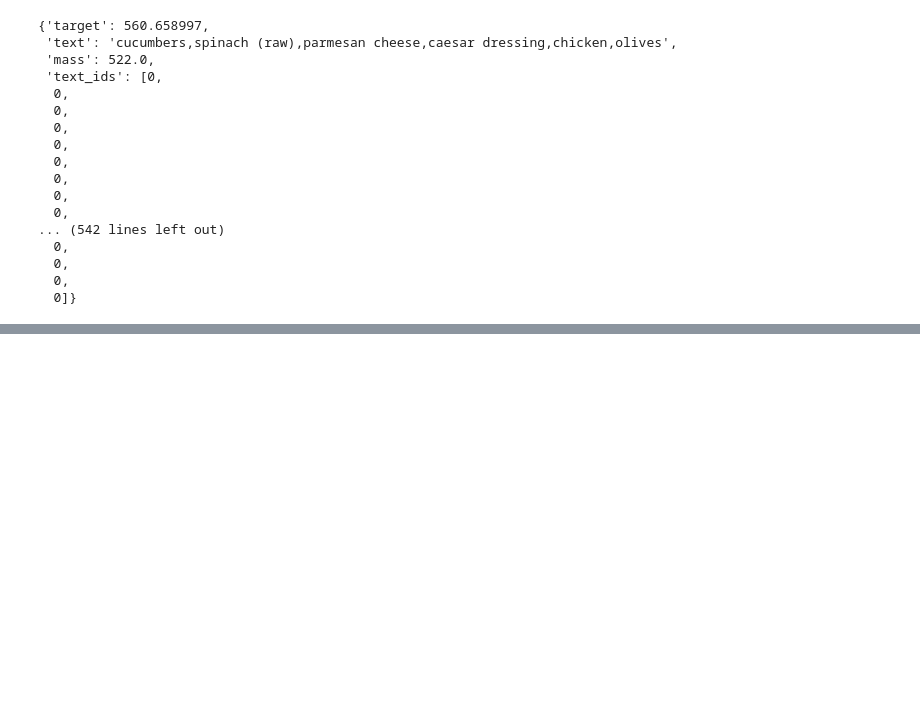
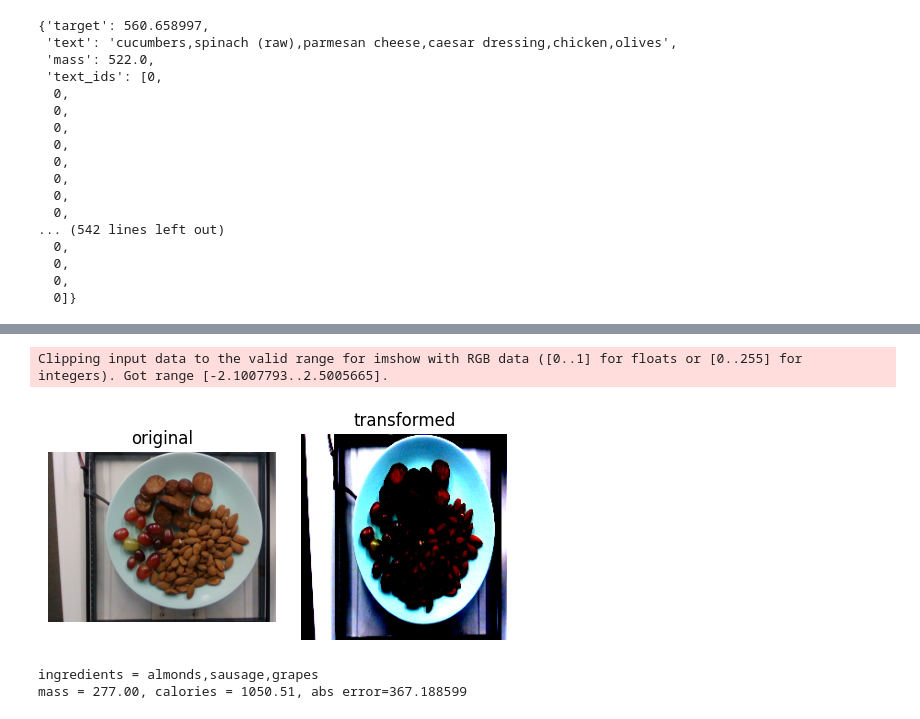
Before and after one commit to VicShved/final_sprint4, a Jupyter notebook: solution.ipynb, the cells around one changed output, grey strips where cells are left out. Drawn from its saved outputs; the diff is of its cells as text; code cells hidden in the pictures; blank space fills up the shorter version.

```diff
--- a/solution.ipynb
+++ b/solution.ipynb
@@ -257,0 +320,10 @@ print("Validate MAE = ", val_mae)
+# %%
+row = val_dataset[mae_vals[2]["id"]]
+plot_image(row.pop('source_image'), row.pop('image'))
+print(f'ingredients = {row["text"]}')
+print(f'mass = {mae_vals[2]["mass"]:.2f}, calories = {mae_vals[2]["target"]:.2f}, abs error={mae_vals[2]["error"]:2f}')
+# %% [output]
+Clipping input data to the valid range for imshow with RGB data ([0..1] for floats or [0..255] for integers). Got range [-2.1007793..2.5005665].
+[figure, added]
+ingredients = almonds,sausage,grapes
+mass = 277.00, calories = 1050.51, abs error=367.188599
```
Also changed, not shown: parts of 11 cells of this notebook, 1 other file.
